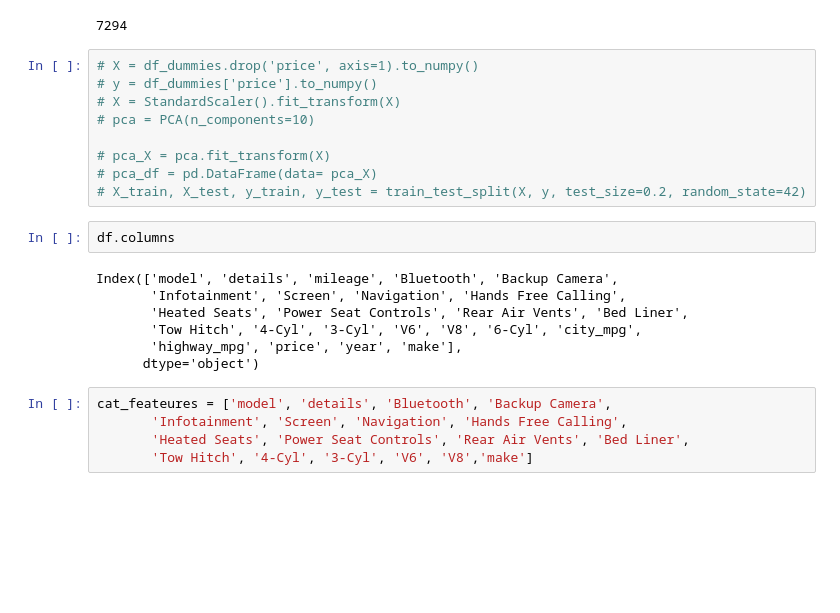
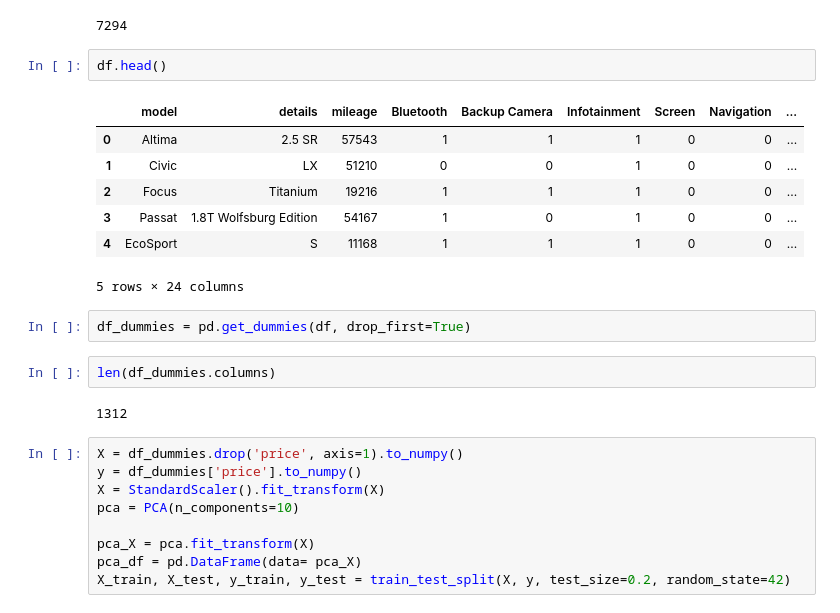
Before and after one commit to adrienclay36/Car-Appraisal-Master, a Jupyter notebook: CarvanaEDA/CarvanaModelTraining.ipynb, the cells around one changed output. Saved outputs shown, nothing was run; the diff lists cells and outputs as text; blank space fills up the shorter version.

```diff
--- a/CarvanaEDA/CarvanaModelTraining.ipynb
+++ b/CarvanaEDA/CarvanaModelTraining.ipynb
@@ -31,26 +40,28 @@ df.drop('Unnamed: 0', axis=1, inplace=True)
 len(df)
 # %% [output]
 7294
+# %%
+df.head()
+# %% [output]
+|  | model | details | mileage | Bluetooth | Backup Camera | Infotainment | Screen | Navigation | ... |
+| 0 | Altima | 2.5 SR | 57543 | 1 | 1 | 1 | 0 | 0 | ... |
+| 1 | Civic | LX | 51210 | 0 | 0 | 1 | 0 | 0 | ... |
+| 2 | Focus | Titanium | 19216 | 1 | 1 | 1 | 0 | 0 | ... |
+| 3 | Passat | 1.8T Wolfsburg Edition | 54167 | 1 | 0 | 1 | 0 | 0 | ... |
+| 4 | EcoSport | S | 11168 | 1 | 1 | 1 | 0 | 0 | ... |
+5 rows × 24 columns
+# %%
+df_dummies = pd.get_dummies(df, drop_first=True)
+# %%
+len(df_dummies.columns)
+# %% [output]
+1312
 # %%
-# X = df_dummies.drop('price', axis=1).to_numpy()
-# y = df_dummies['price'].to_numpy()
-# X = StandardScaler().fit_transform(X)
-# pca = PCA(n_components=10)
+X = df_dummies.drop('price', axis=1).to_numpy()
+y = df_dummies['price'].to_numpy()
+X = StandardScaler().fit_transform(X)
+pca = PCA(n_components=10)
 
-# pca_X = pca.fit_transform(X)
-# pca_df = pd.DataFrame(data= pca_X)
-# X_train, X_test, y_train, y_test = train_test_split(X, y, test_size=0.2, random_state=42)
+pca_X = pca.fit_transform(X)
+pca_df = pd.DataFrame(data= pca_X)
+X_train, X_test, y_train, y_test = train_test_split(X, y, test_size=0.2, random_state=42)
-# %%
-df.columns
-# %% [output]
-Index(['model', 'details', 'mileage', 'Bluetooth', 'Backup Camera',
-       'Infotainment', 'Screen', 'Navigation', 'Hands Free Calling',
-       'Heated Seats', 'Power Seat Controls', 'Rear Air Vents', 'Bed Liner',
-       'Tow Hitch', '4-Cyl', '3-Cyl', 'V6', 'V8', '6-Cyl', 'city_mpg',
-       'highway_mpg', 'price', 'year', 'make'],
-      dtype='object')
-# %%
-cat_feateures = ['model', 'details', 'Bluetooth', 'Backup Camera',
-       'Infotainment', 'Screen', 'Navigation', 'Hands Free Calling',
-       'Heated Seats', 'Power Seat Controls', 'Rear Air Vents', 'Bed Liner',
-       'Tow Hitch', '4-Cyl', '3-Cyl', 'V6', 'V8','make']
```
Also changed, not shown: parts of 35 cells of this notebook, 9 other files.
